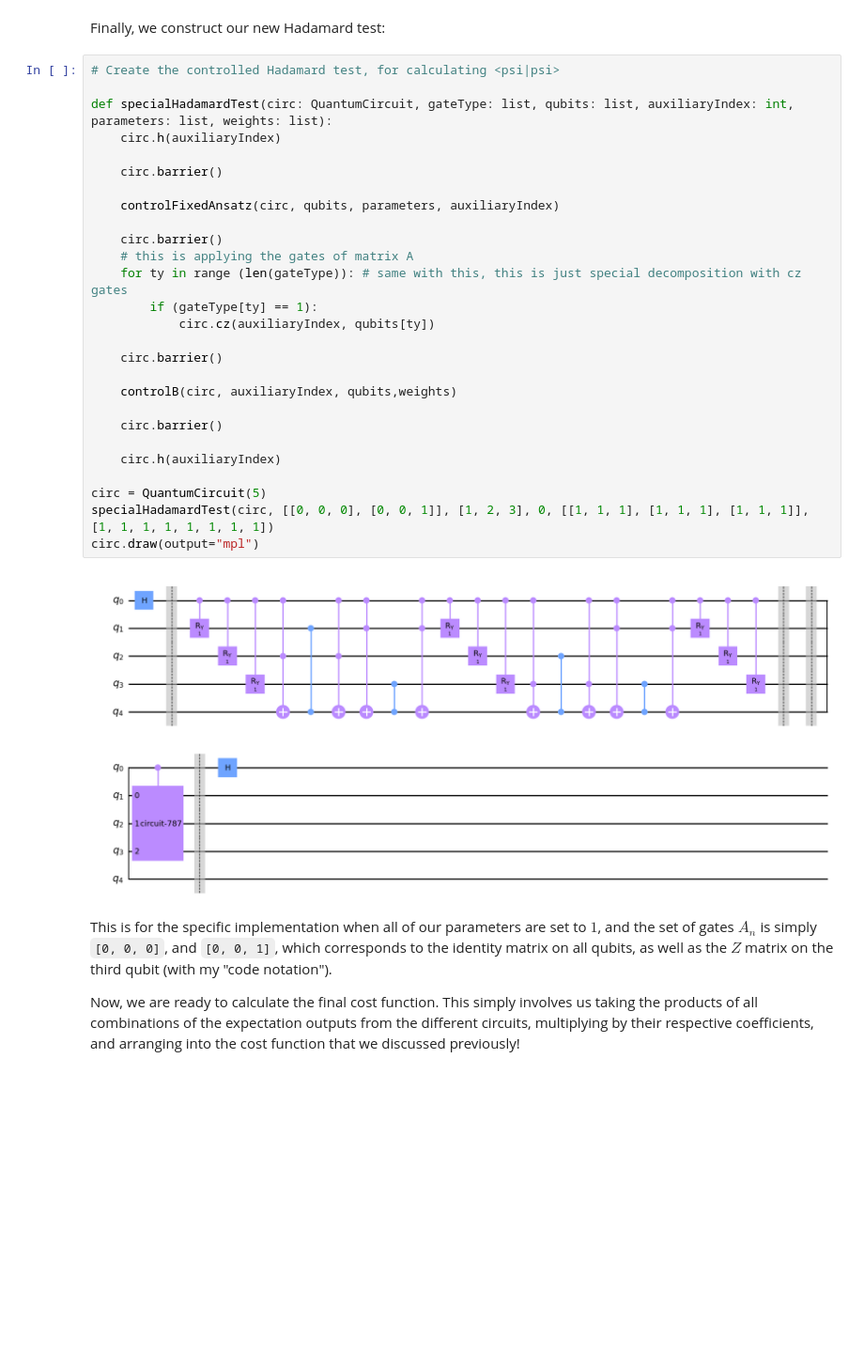
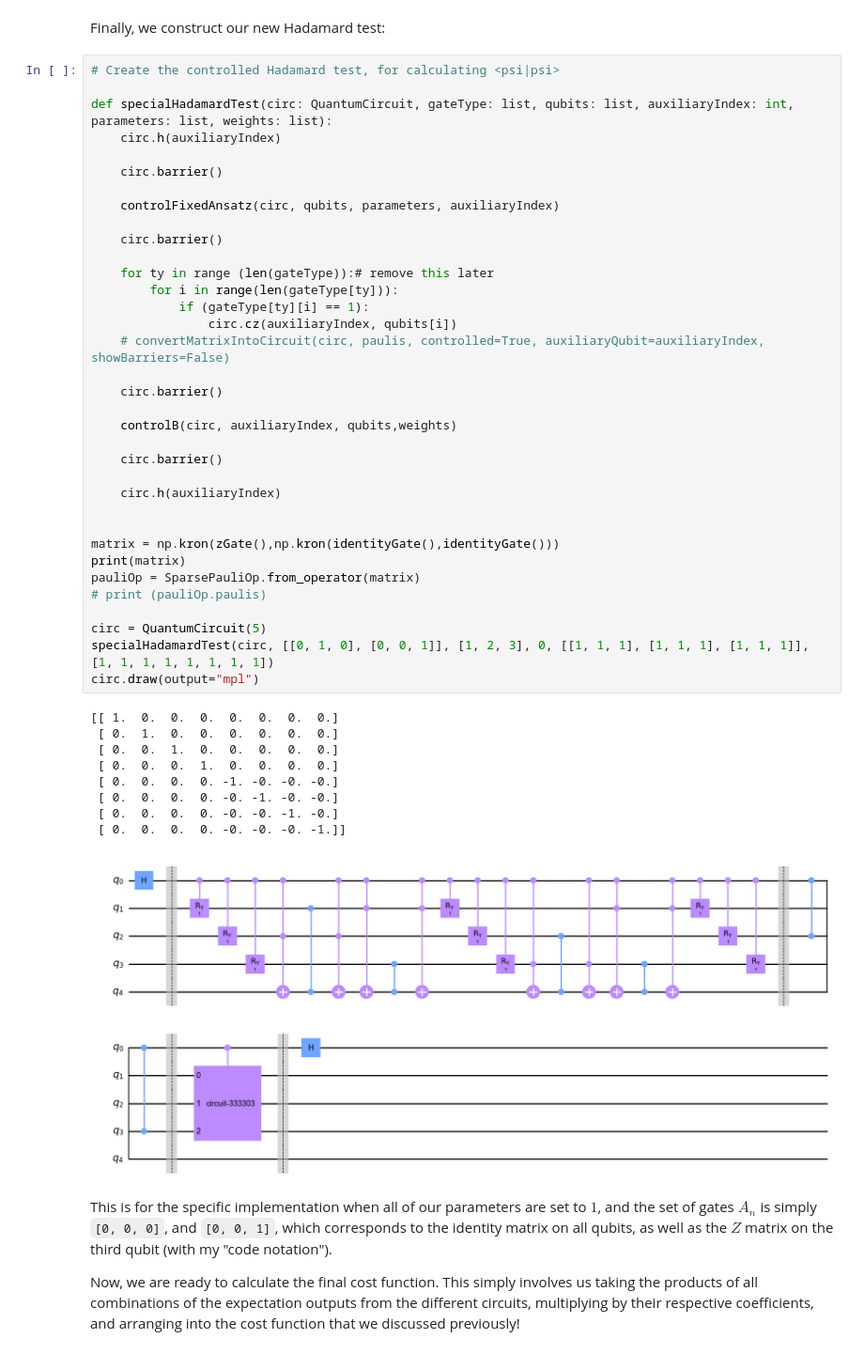
Before and after one commit to cezaris13/CourseWork, a Jupyter notebook: vqls.ipynb, the cells around one changed output. Shown at 94% size. Saved outputs shown, nothing was run; the diff lists cells and outputs as text; blank space fills up the shorter version.

Commit message:
almost removed gate set

```diff
--- a/vqls.ipynb
+++ b/vqls.ipynb
@@ -458,32 +487,48 @@ Finally, we construct our new Hadamard test:
 # %%
 # Create the controlled Hadamard test, for calculating <psi|psi>
 
 def specialHadamardTest(circ: QuantumCircuit, gateType: list, qubits: list, auxiliaryIndex: int, parameters: list, weights: list):
     circ.h(auxiliaryIndex)
 
     circ.barrier()
 
     controlFixedAnsatz(circ, qubits, parameters, auxiliaryIndex)
 
     circ.barrier()
-    # this is applying the gates of matrix A
-    for ty in range (len(gateType)): # same with this, this is just special decomposition with cz gates
-        if (gateType[ty] == 1):
-            circ.cz(auxiliaryIndex, qubits[ty])
+
+    for ty in range (len(gateType)):# remove this later
+        for i in range(len(gateType[ty])):
+            if (gateType[ty][i] == 1):
+                circ.cz(auxiliaryIndex, qubits[i])
+    # convertMatrixIntoCircuit(circ, paulis, controlled=True, auxiliaryQubit=auxiliaryIndex, showBarriers=False)
 
     circ.barrier()
 
     controlB(circ, auxiliaryIndex, qubits,weights)
 
     circ.barrier()
 
     circ.h(auxiliaryIndex)
 
+
+matrix = np.kron(zGate(),np.kron(identityGate(),identityGate()))
+print(matrix)
+pauliOp = SparsePauliOp.from_operator(matrix)
+# print (pauliOp.paulis)
+
 circ = QuantumCircuit(5)
-specialHadamardTest(circ, [[0, 0, 0], [0, 0, 1]], [1, 2, 3], 0, [[1, 1, 1], [1, 1, 1], [1, 1, 1]], [1, 1, 1, 1, 1, 1, 1, 1])
+specialHadamardTest(circ, [[0, 1, 0], [0, 0, 1]], [1, 2, 3], 0, [[1, 1, 1], [1, 1, 1], [1, 1, 1]], [1, 1, 1, 1, 1, 1, 1, 1])
 circ.draw(output="mpl")
 # %% [output]
+[[ 1.  0.  0.  0.  0.  0.  0.  0.]
+ [ 0.  1.  0.  0.  0.  0.  0.  0.]
+ [ 0.  0.  1.  0.  0.  0.  0.  0.]
+ [ 0.  0.  0.  1.  0.  0.  0.  0.]
+ [ 0.  0.  0.  0. -1. -0. -0. -0.]
+ [ 0.  0.  0.  0. -0. -1. -0. -0.]
+ [ 0.  0.  0.  0. -0. -0. -1. -0.]
+ [ 0.  0.  0.  0. -0. -0. -0. -1.]]
-[figure, old version]
+[figure, new version]
 # %% [markdown]
 This is for the specific implementation when all of our parameters are set to $1$, and the set of gates $A_n$ is simply `[0, 0, 0]`, and `[0, 0, 1]`, which corresponds to the identity matrix on all qubits, as well as the $Z$ matrix on the third qubit (with my "code notation").
 
```
Also changed, not shown: parts of 15 cells of this notebook.
